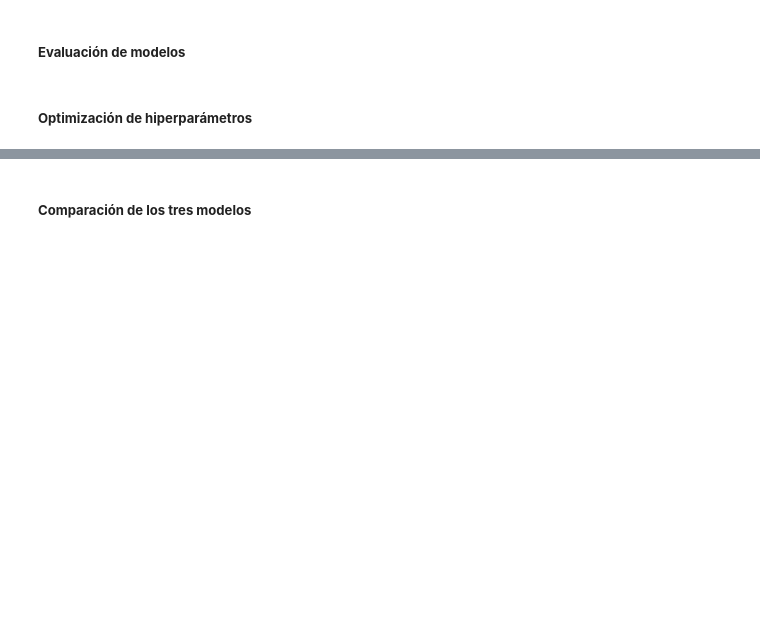
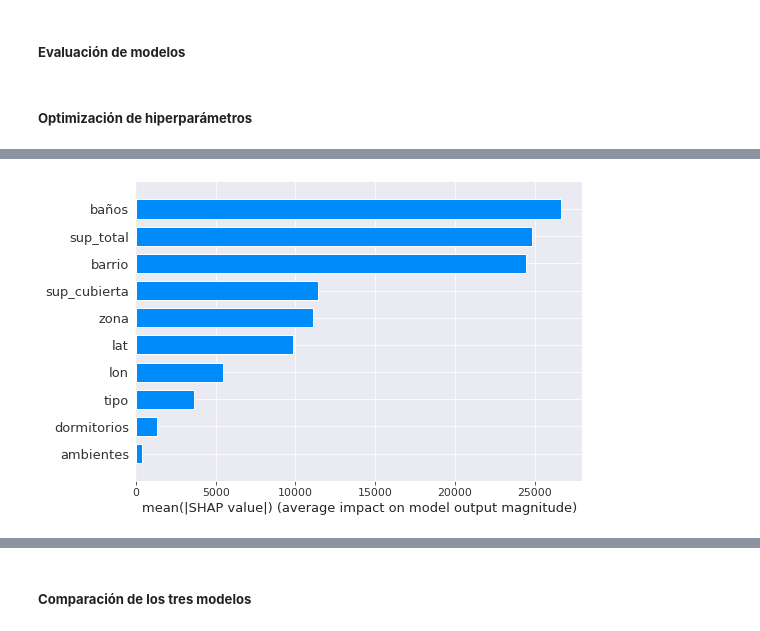
Before and after one commit to jmquintana/data_science_sprint_2, a Jupyter notebook: JoseQuintanaProyecto_2.ipynb, the cells around one changed output, grey strips where cells are left out. Drawn from its saved outputs; the diff is of its cells as text; code cells hidden in the pictures; blank space fills up the shorter version.

```diff
--- a/JoseQuintanaProyecto_2.ipynb
+++ b/JoseQuintanaProyecto_2.ipynb
@@ -1040,0 +1364,5 @@ res1
+# %%
+# Armamos un diccionario a partir de 2 listas: la primera es los nombres que tienen los hiperparametros, y la otra son los mejores que se encontraron
+mejores_hp = dict(zip(param_names, res.x))
+# Pero adem{as le agregamos aquellos hiperparametros que dejamos fijos (en nuestro caso solo fue el random_state)
+mejores_hp.update(FIXED_PARAMS)
@@ -1040,0 +1420,10 @@ res1
+# %%
+# Utilizamos el explicador de SHAP
+explainer = shap.TreeExplainer(regressor)
+# Y pedimos que nos otorgue los valores de importancia que tendrá en el dataframe de validacion
+shap_values = explainer.shap_values(X_test)
+# %%
+# Graficamos solo la importancia de cada variable
+shap.summary_plot(shap_values, X_test, plot_type="bar")
+# %% [output]
+[figure, added]
```
Also changed, not shown: parts of 53 cells of this notebook.
